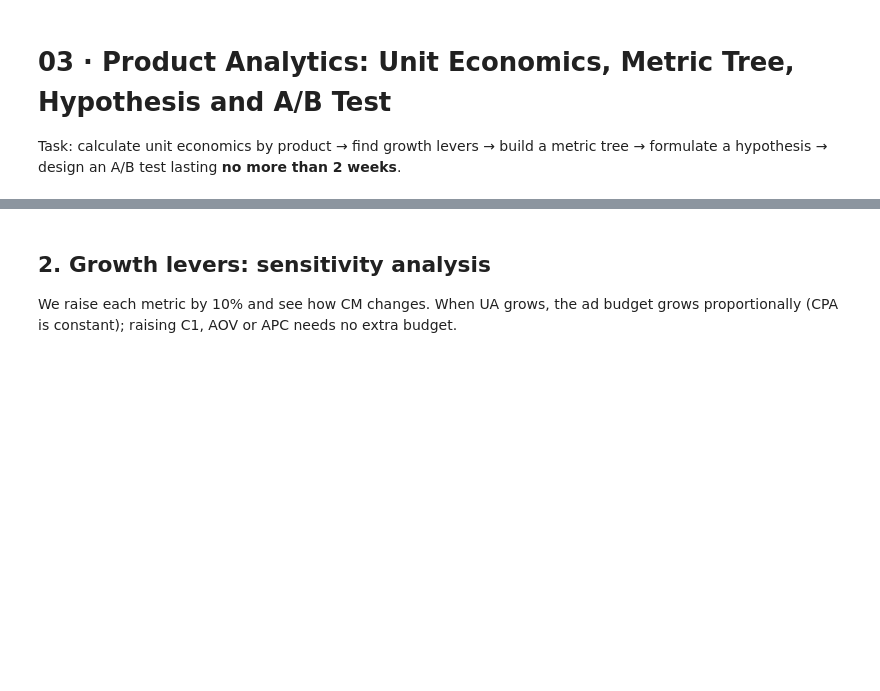
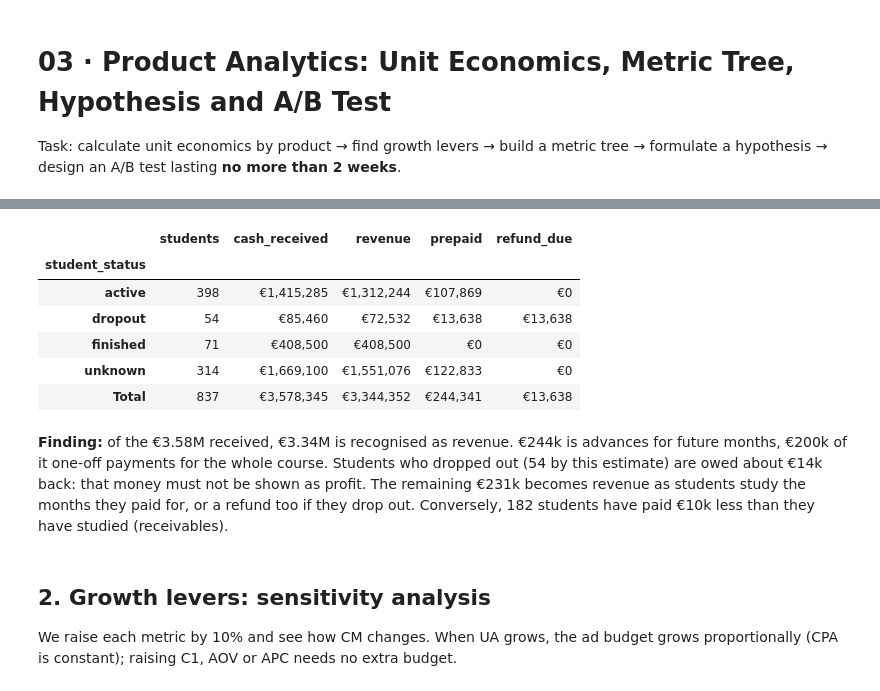
Before and after one commit to yerkovskayuliia-pixel/data-analytics-portfolio, a Jupyter notebook: python-crm-analysis/notebooks/03_unit_economics_ab_test.ipynb, the cells around one changed output, grey strips where cells are left out. Cells and saved outputs as stored; diff of their text form; code cells hidden in the pictures; blank space fills up the shorter version.

```diff
--- a/python-crm-analysis/notebooks/03_unit_economics_ab_test.ipynb
+++ b/python-crm-analysis/notebooks/03_unit_economics_ab_test.ipynb
@@ -119,3 +134,23 @@ plt.tight_layout(); save(fig, "03_unit_economics"); plt.show()
+# %%
+s = deals[deals["is_student"]]
+rec = s.groupby("student_status").agg(students=("id", "size"), cash_received=("cash_received", "sum"),
+                                      revenue=("revenue", "sum"), prepaid=("prepaid", "sum"),
+                                      refund_due=("refund_due", "sum"))
+rec.loc["Total"] = rec.sum()
+rec.style.format({"students": "{:,.0f}", **{c: "€{:,.0f}" for c in ["cash_received", "revenue", "prepaid", "refund_due"]}})
+# %% [output]
+|  | students | cash_received | revenue | prepaid | refund_due |
+| student_status |  |  |  |  |  |
+| active | 398 | €1,415,285 | €1,312,244 | €107,869 | €0 |
+| dropout | 54 | €85,460 | €72,532 | €13,638 | €13,638 |
+| finished | 71 | €408,500 | €408,500 | €0 | €0 |
+| unknown | 314 | €1,669,100 | €1,551,076 | €122,833 | €0 |
+| Total | 837 | €3,578,345 | €3,344,352 | €244,341 | €13,638 |
+# %% [markdown]
+**Finding:** of the €3.58M received, €3.34M is recognised as revenue. €244k is advances for future months, €200k of it
+one-off payments for the whole course. Students who dropped out (54 by this estimate) are owed about €14k back: that
+money must not be shown as profit. The remaining €231k becomes revenue as students study the months they paid for,
+or a refund too if they drop out. Conversely, 182 students have paid €10k less than they have studied (receivables).
 # %% [markdown]
 ## 2. Growth levers: sensitivity analysis
 We raise each metric by 10% and see how CM changes. When UA grows, the ad budget grows
```
Also changed, not shown: parts of 10 cells of this notebook, 26 other files.
